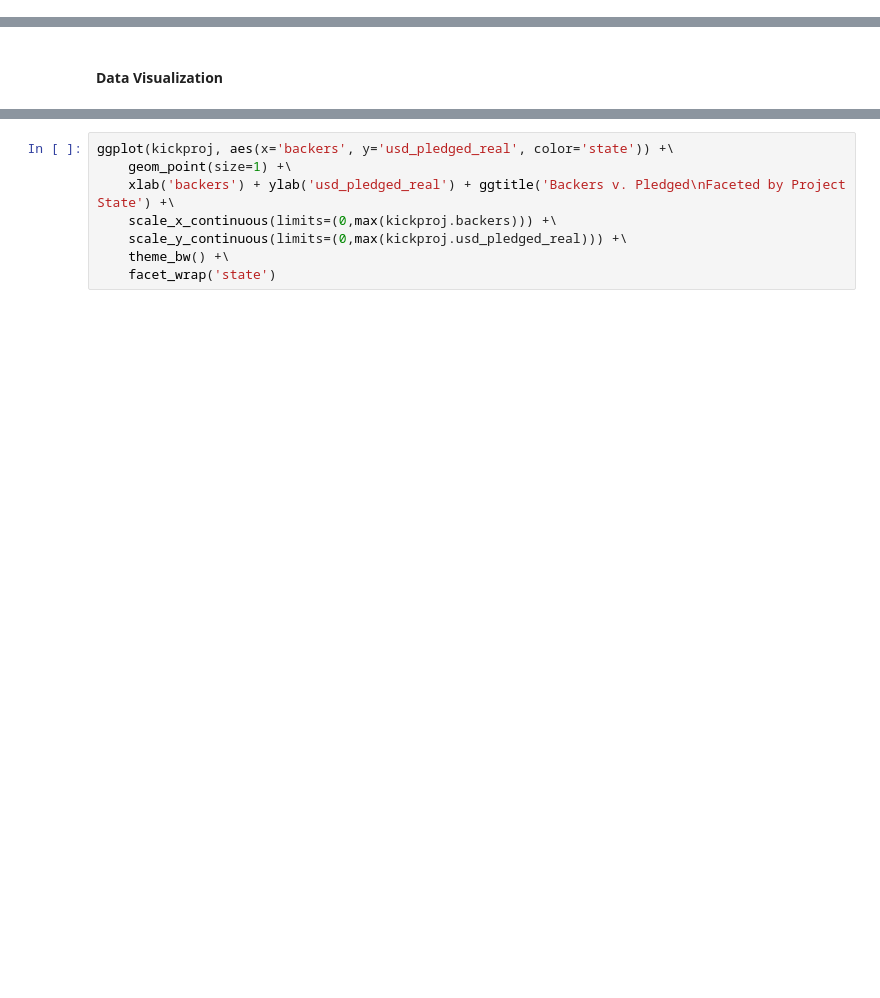
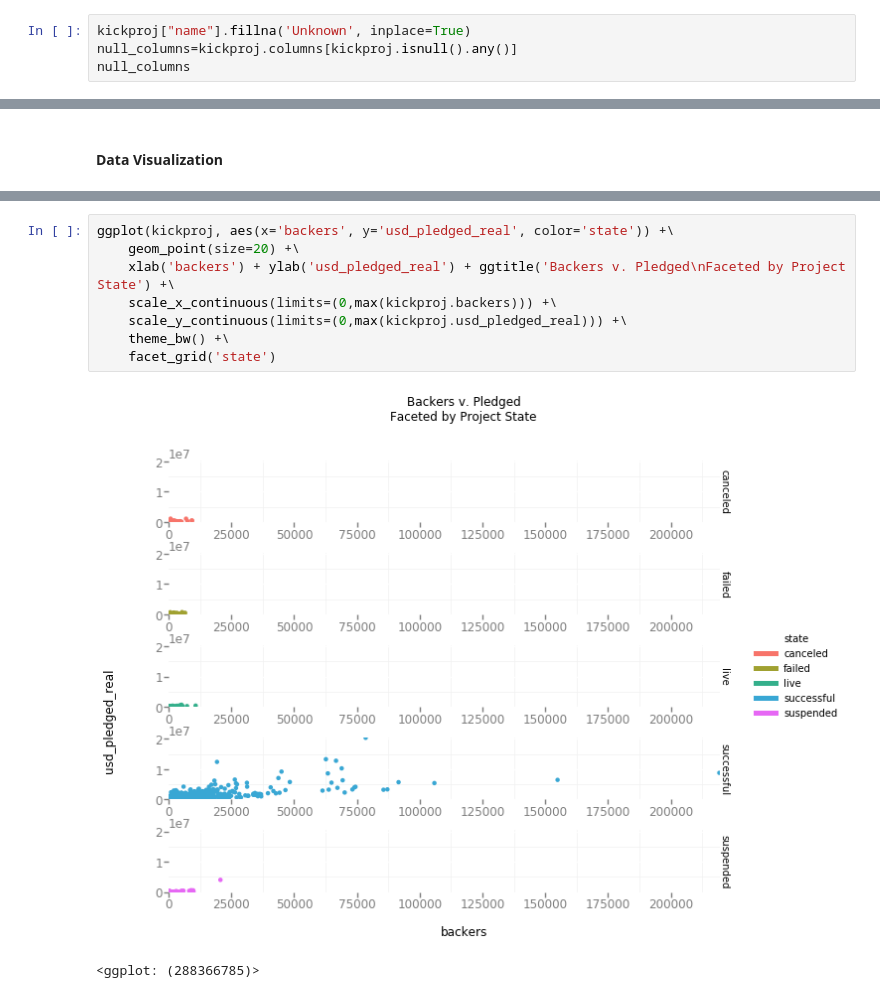
Before and after one commit to stfox13/CSC478FinalProject, a Jupyter notebook: JupyterNotebooks/EDA.ipynb, the cells around one changed output, grey strips where cells are left out. Drawn from its saved outputs; the diff is of its cells as text; blank space fills up the shorter version.

```diff
--- a/JupyterNotebooks/EDA.ipynb
+++ b/JupyterNotebooks/EDA.ipynb
@@ -225,0 +254,4 @@ dtype: int64
+# %%
+kickproj["name"].fillna('Unknown', inplace=True)
+null_columns=kickproj.columns[kickproj.isnull().any()]
+null_columns
@@ -300,11 +360,14 @@ from ggplot import *
 # %%
 ggplot(kickproj, aes(x='backers', y='usd_pledged_real', color='state')) +\
-    geom_point(size=1) +\
+    geom_point(size=20) +\
     xlab('backers') + ylab('usd_pledged_real') + ggtitle('Backers v. Pledged\nFaceted by Project State') +\
     scale_x_continuous(limits=(0,max(kickproj.backers))) +\
     scale_y_continuous(limits=(0,max(kickproj.usd_pledged_real))) +\
     theme_bw() +\
-    facet_wrap('state')
+    facet_grid('state')
+# %% [output]
+[figure, added]
+<ggplot: (288366785)>
 # %%
 fig=plt.figure(figsize=(16, 16), dpi= 100, facecolor='w', edgecolor='k')
 
```
Also changed, not shown: parts of 14 cells of this notebook.
